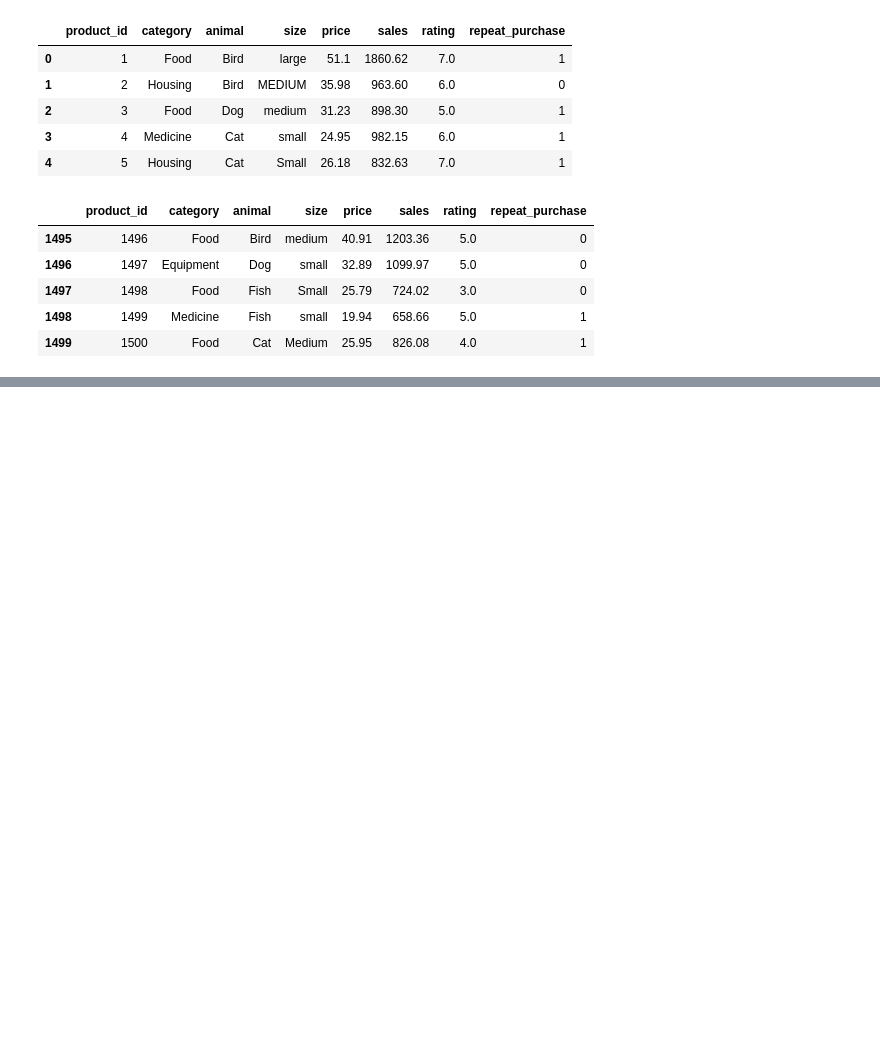
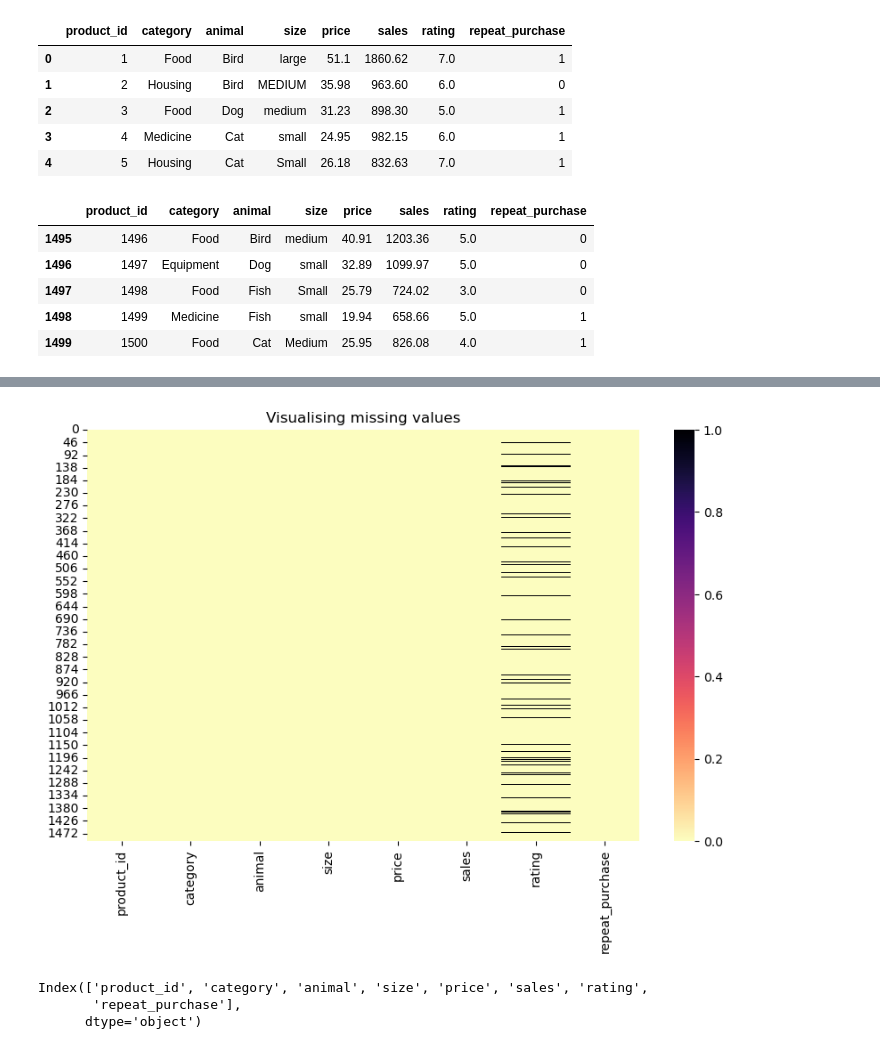
Before and after one commit to LoveRedemption/Pet_supply_analysis, a Jupyter notebook: Pet_Box.ipynb, the cells around one changed output, grey strips where cells are left out. Cells and saved outputs as stored; diff of their text form; code cells hidden in the pictures; blank space fills up the shorter version.

```diff
--- a/Pet_Box.ipynb
+++ b/Pet_Box.ipynb
@@ -26,0 +64,15 @@ df.tail()
+# %%
+# Visualise missing values
+plt.figure(figsize = (10, 6))
+sns.heatmap(df.isnull(),cbar = True, cmap = 'magma_r')
+plt.title('Visualising missing values')
+plt.show()
+# %% [output]
+[figure, added]
+# %%
+# check columns
+df.columns
+# %% [output]
+Index(['product_id', 'category', 'animal', 'size', 'price', 'sales', 'rating',
+       'repeat_purchase'],
+      dtype='object')
```
Also changed, not shown: parts of 23 cells of this notebook, 1 other file.
